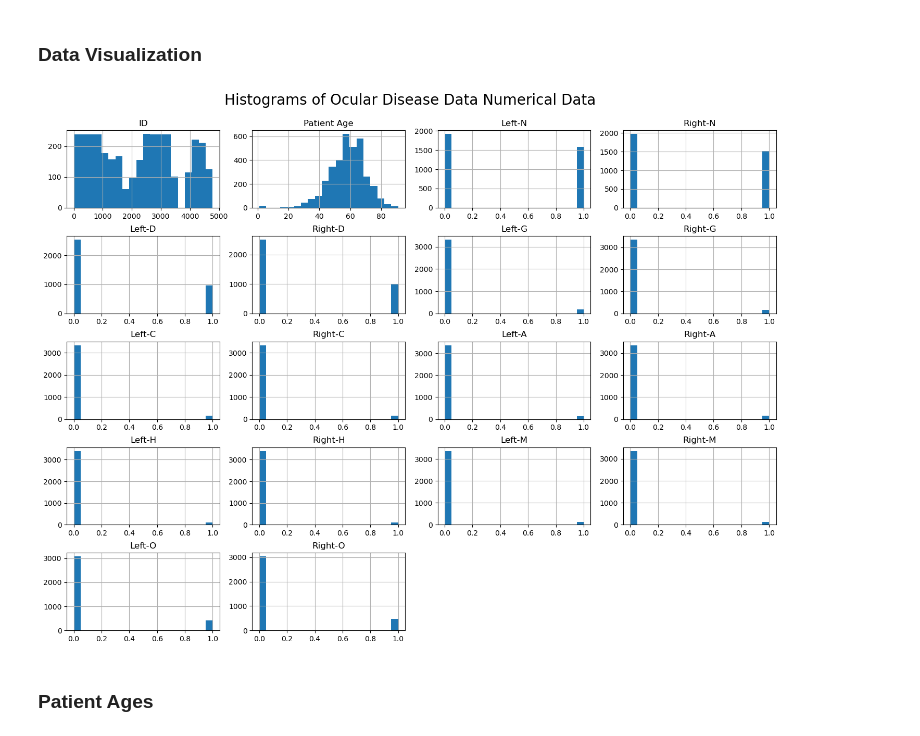
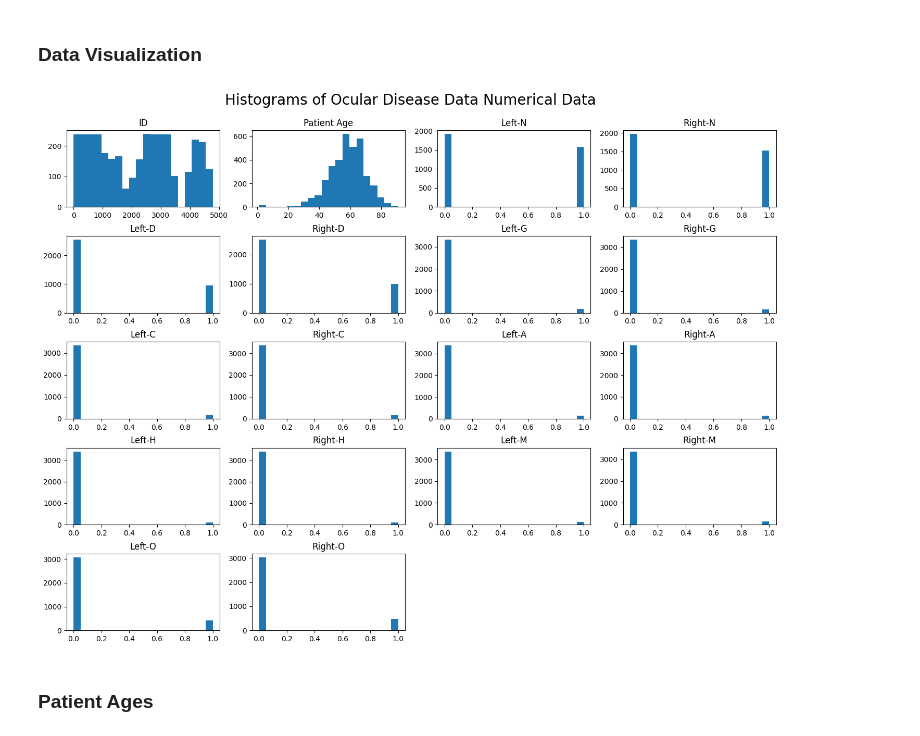
Before and after one commit to sarahdurrani22/CV-Prediction-of-Ocular-Disease, a Jupyter notebook: CV_to_Predict_Ocular_Disease_main.ipynb, the cells around one changed output. Cells and saved outputs as stored; diff of their text form; code cells hidden in the pictures.

```diff
--- a/CV_to_Predict_Ocular_Disease_main.ipynb
+++ b/CV_to_Predict_Ocular_Disease_main.ipynb
@@ -69,0 +66,8 @@ ocular_disease_df = pd.read_excel(ocular_disease_filepath)
+# %%
+from google.colab import drive
+drive.mount('/content/drive')
+
+
+ocular_disease_filepath = "/content/drive/MyDrive/Colab Notebooks/ocular-disease-recognition-odir5k/data_processed.xlsx"
+
+ocular_disease_df = pd.read_excel(ocular_disease_filepath)
@@ -128,13 +134,15 @@ max       1.000000     1.000000     1.000000
 # %% [markdown]
 ### Data Visualization
 # %%
-ocular_disease_df.hist(figsize=(12, 10), bins=20)
+ocular_disease_df.hist(figsize=(12, 10), bins=20, grid=False)
 plt.suptitle("Histograms of Ocular Disease Data Numerical Data\n", fontsize=20, y=1.07, x =.6)
 plt.tight_layout(rect=(0, 0, 1.2, 1.2))
 plt.subplots_adjust(top=0.999)
+plt.ylabel('No. of patients')
+plt.grid(False)
 plt.show()
 # %% [output]
-[figure, old version]
+[figure, new version]
 # %% [markdown]
 ### Patient Ages
 # %%
```
Also changed, not shown: parts of 5 cells of this notebook, 3 other files.
